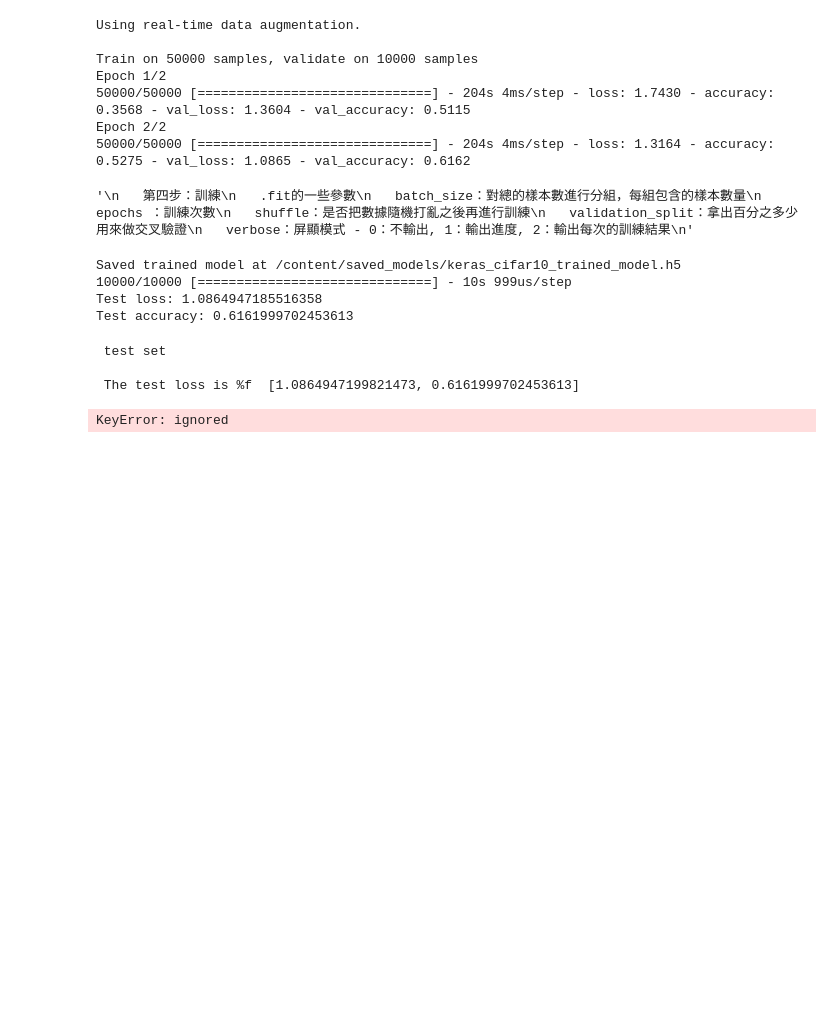
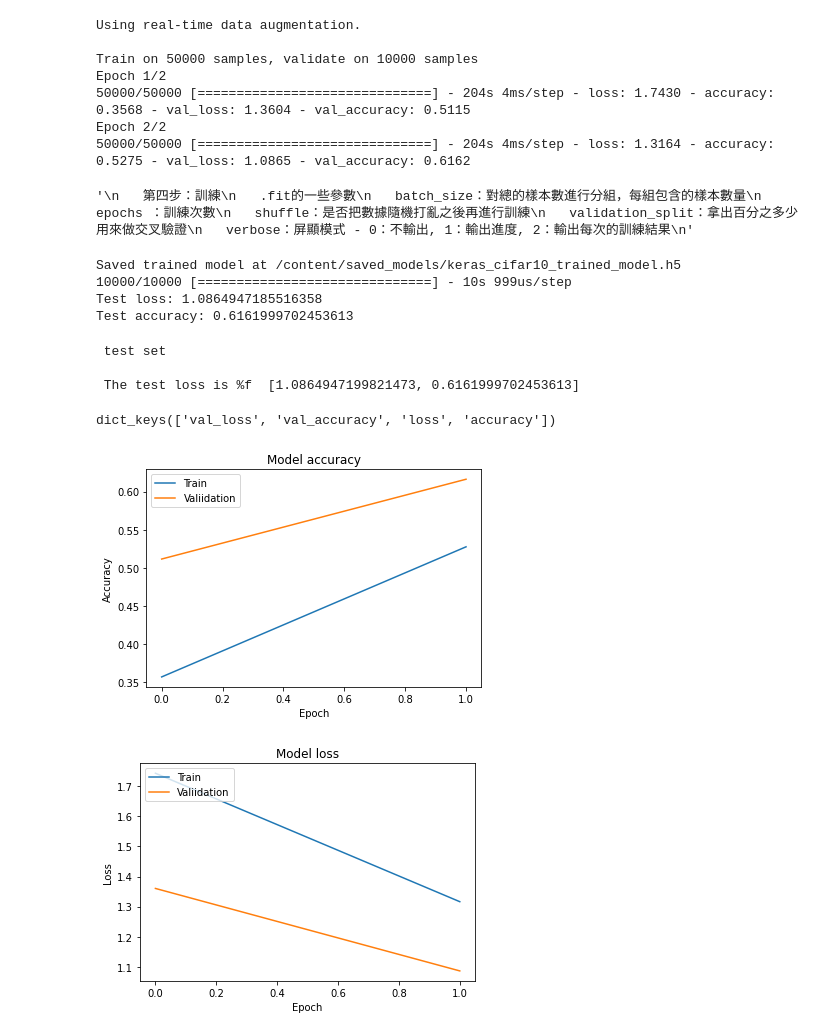
Before and after one commit to chencgn1982/4th-ML100Days, a Jupyter notebook: homework/Day_76_optimizer_HW.ipynb, the cells around one changed output. Saved outputs shown, nothing was run; the diff lists cells and outputs as text; code cells hidden in the pictures; blank space fills up the shorter version.

Commit message:
use print(history.history.keys()) to find out what metrics you have

```diff
--- a/homework/Day_76_optimizer_HW.ipynb
+++ b/homework/Day_76_optimizer_HW.ipynb
@@ -253,26 +253,31 @@ true_num = numpy.sum(result_bool)
  test set
 
  The test loss is %f  [1.0864947199821473, 0.6161999702453613]
+# %%
+print(history.history.keys())
+# %% [output]
+dict_keys(['val_loss', 'val_accuracy', 'loss', 'accuracy'])
 # %%
 import matplotlib.pyplot as plt
 %matplotlib inline
 
 # Plot training & validation accuracy values
-plt.plot(history.history['acc'])
-plt.plot(history.history['val_acc'])
+plt.plot(history.history['accuracy'])
+plt.plot(history.history['val_accuracy'])
 plt.title('Model accuracy')
 plt.ylabel('Accuracy')
 plt.xlabel('Epoch')
 plt.legend(['Train', 'Valiidation'], loc='upper left')
 plt.show()
 
 # Plot training & validation loss values
 plt.plot(history.history['loss'])
 plt.plot(history.history['val_loss'])
 plt.title('Model loss')
 plt.ylabel('Loss')
 plt.xlabel('Epoch')
 plt.legend(['Train', 'Valiidation'], loc='upper left')
 plt.show()
 # %% [output]
-KeyError: ignored
+[figure, added]
+[figure, added]
```
